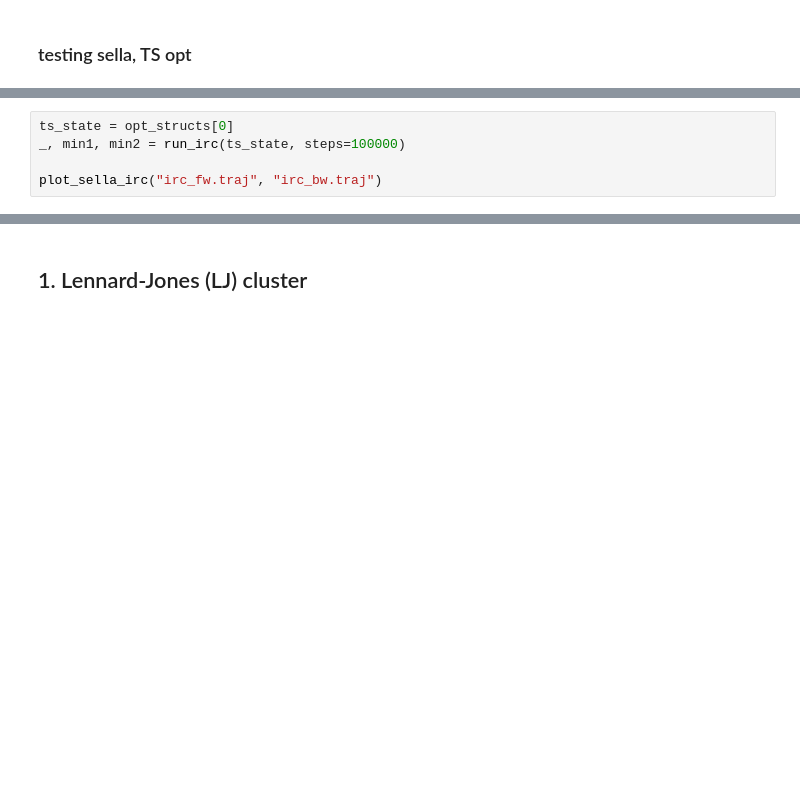
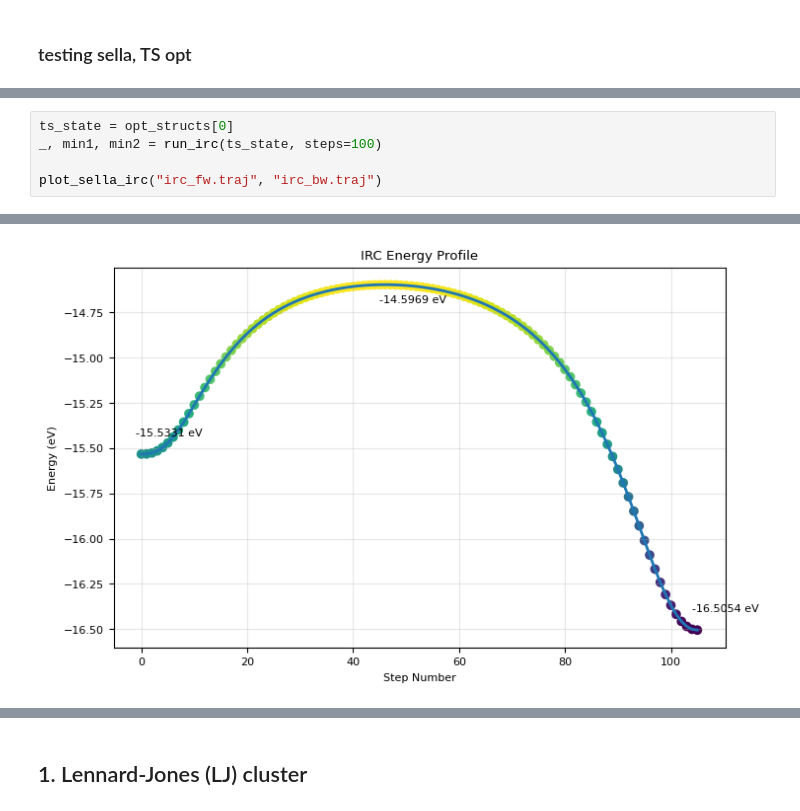
Before and after one commit to cimun/charlx_ts, a Jupyter notebook: test_run.ipynb, the cells around one changed output, grey strips where cells are left out. Saved outputs shown, nothing was run; the diff lists cells and outputs as text; blank space fills up the shorter version.

```diff
--- a/test_run.ipynb
+++ b/test_run.ipynb
@@ -375,5 +201,6 @@ for i, seed in enumerate(seeds):
 # %%
 ts_state = opt_structs[0]
-_, min1, min2 = run_irc(ts_state, steps=100000)
+_, min1, min2 = run_irc(ts_state, steps=100)
 
 plot_sella_irc("irc_fw.traj", "irc_bw.traj")
+# %% [output]
@@ -380,2 +224,3 @@ plot_sella_irc("irc_fw.traj", "irc_bw.traj")
+[figure, added]
 # %%
 check_saddle_point(ts_state), ts_state.get_potential_energy()
```
Also changed, not shown: parts of 20 cells of this notebook.
